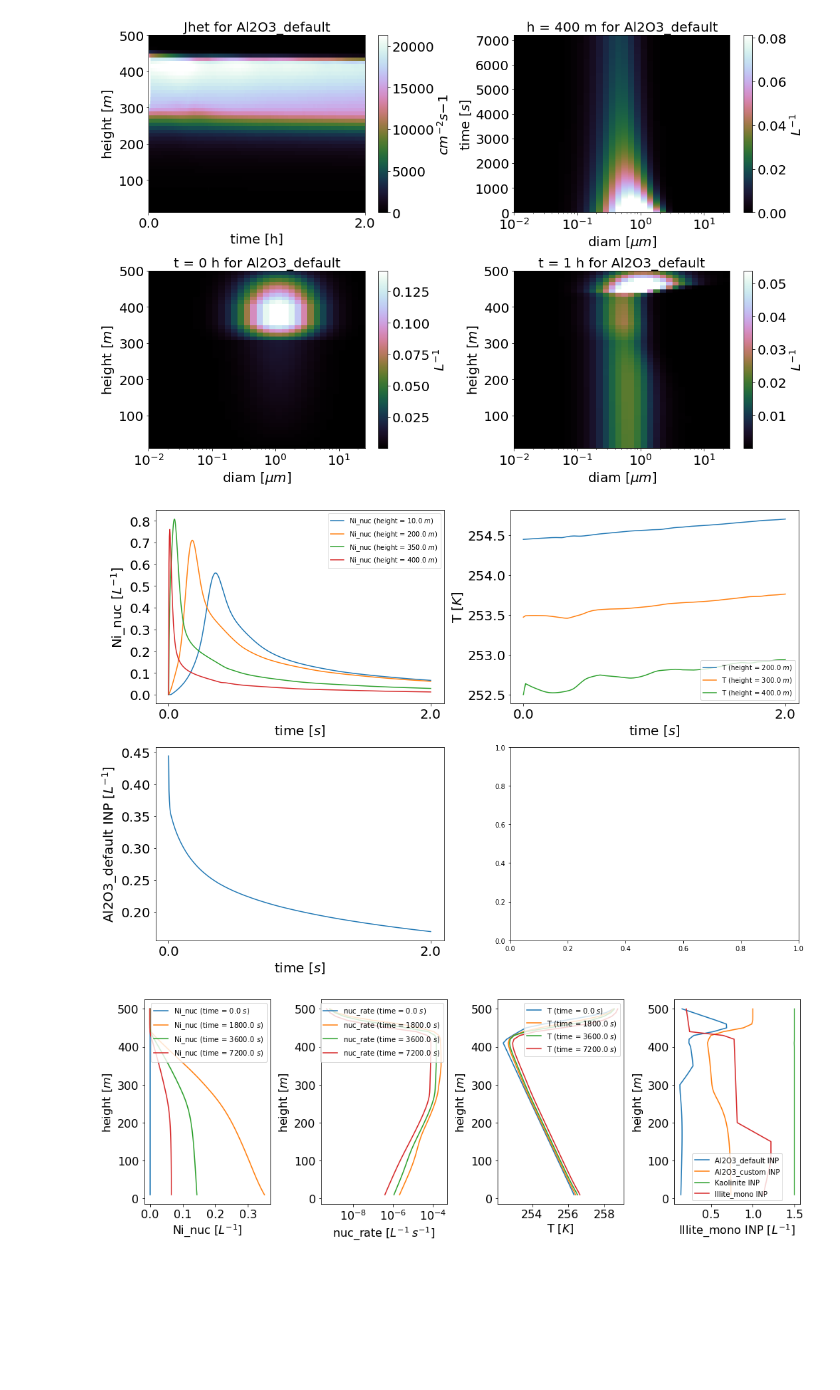
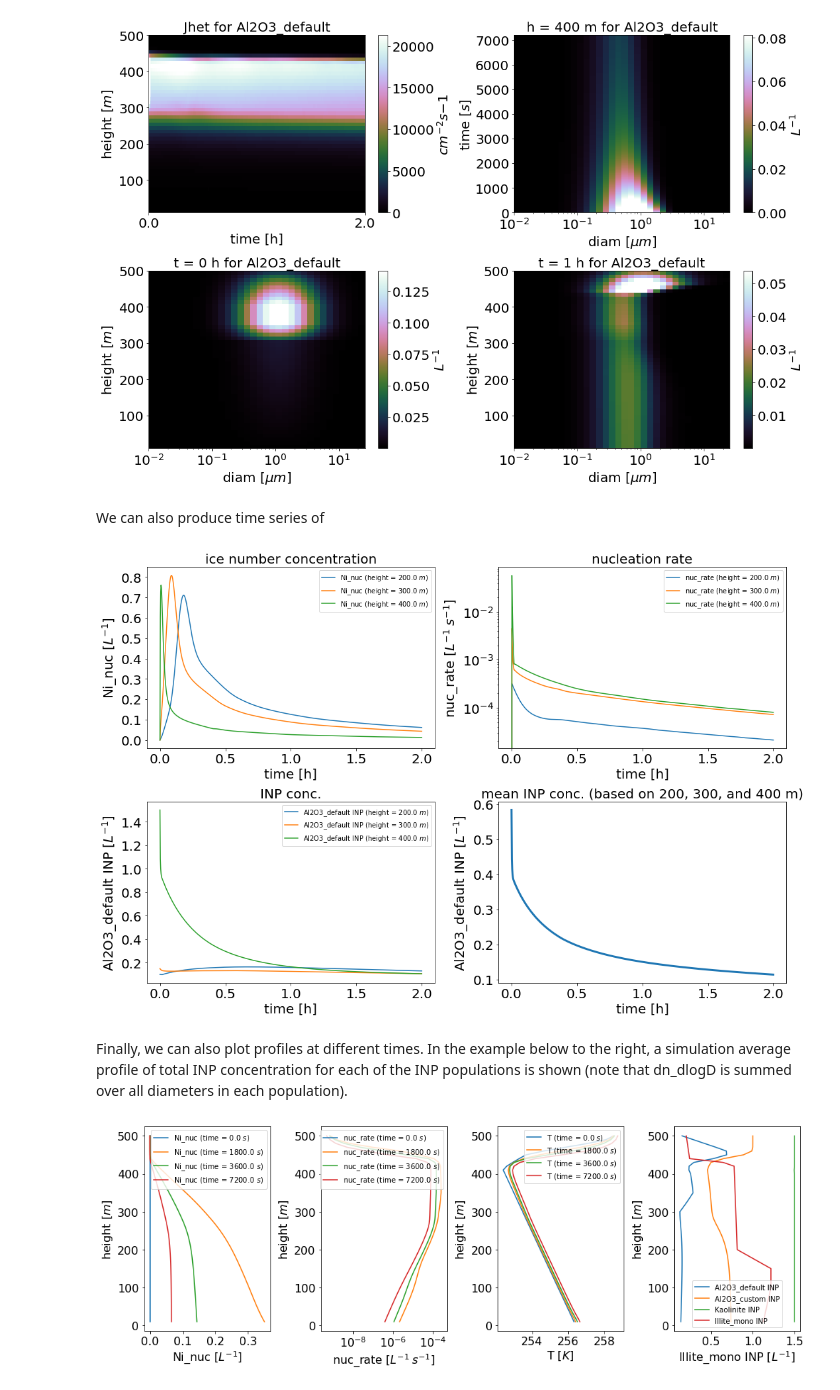
Before and after one commit to open-atmos/AC-1D, a Jupyter notebook: Example.ipynb, the cells around one changed output. Cells and saved outputs as stored; diff of their text form; code cells hidden in the pictures; blank space fills up the shorter version.

```diff
--- a/Example.ipynb
+++ b/Example.ipynb
@@ -83,14 +161,14 @@ model = ci_model(final_t=3600*2,                               # 1D model simula
                                    "diam_min": 0.05,
                                    "m_ratio": 1.5},
                             "nucleus_type": "Kaolinite"},
-                           {"name": "Al2O3_default",            # INP population #4 properties
+                           {"name": "Al2O3_default",            # INP population #3 properties
                             "n_init_max": 1.5,
                             "psd": {"type": "default"},
                             "nucleus_type": "Al2O3",
                             "n_init_weight_prof":
                             {"height": np.array([0, 300, 350, 400, 500]),
-                            "weight": np.array([0., 0.1, 1.4, 1.0, 0.1])}},
-                           {"name": "Al2O3_custom",            # INP population #3 properties
+                            "weight": np.array([0., 0.1, 1.0, 1.0, 0.1])}},
+                           {"name": "Al2O3_custom",            # INP population #4 properties
                             "n_init_max": 1,
                             "psd": {"type": "custom",
                                    "diam": [0.1, 0.3, 1., 2., 10.],
@@ -136,15 +216,21 @@ ax[1,0], cb["sub2"] = model.plot.curtain(model, ax=ax[1,0], which_inp="Al2O3_def
 ax[1,1], cb["sub3"] = model.plot.curtain(model, ax=ax[1,1], which_inp="Al2O3_default", font_size=20, x="diam", inp_z=3600.,xscale="log", title="t = 1 h for Al2O3_default")
 # %% [output]
 [figure]
+# %% [markdown]
+We can also produce time series of
 # %%
 cb = {}
-xticks = np.linspace(0, 2, 2)
+xticks = np.linspace(0, 2, 5)
+Height=[200., 300., 400.]
 fig, ax = model.plot.generate_figure(subplot_shape=(2,2))
-ax[0,0] = model.plot.tseries(model, ax=ax[0,0], font_size=20, field_to_plot="Ni_nuc", xtick=xticks*3600, xticklabel=xticks, Height=[0., 200., 350., 400.], Height_dim_treat=None)
-ax[0,1] = model.plot.tseries(model, ax=ax[0,1], font_size=20, field_to_plot="T", Height=[200., 300., 400.], xtick=xticks*3600, xticklabel=xticks, Height_dim_treat=None)
-ax[1,0] = model.plot.tseries(model, ax=ax[1,0], which_inp="Al2O3_default", font_size=20, xtick=xticks*3600, xticklabel=xticks)
+ax[0,0] = model.plot.tseries(model, ax=ax[0,0], font_size=20, field_to_plot="Ni_nuc", Height=Height, xlabel="time [h]", xtick=xticks*3600, xticklabel=xticks, Height_dim_treat=None, title="ice number concentration")
+ax[0,1] = model.plot.tseries(model, ax=ax[0,1], font_size=20, field_to_plot="nuc_rate", Height=Height, xlabel="time [h]", xtick=xticks*3600, xticklabel=xticks, yscale="log", Height_dim_treat=None, title="nucleation rate")
+ax[1,0] = model.plot.tseries(model, ax=ax[1,0], which_inp="Al2O3_default", Height=Height, font_size=20, xlabel="time [h]", xtick=xticks*3600, xticklabel=xticks, Height_dim_treat=None, title="INP conc.")
+ax[1,1] = model.plot.tseries(model, ax=ax[1,1], which_inp="Al2O3_default", Height=Height, font_size=20, xlabel="time [h]", xtick=xticks*3600, xticklabel=xticks, linewidth=3, title="mean INP conc. (based on 200, 300, and 400 m)")
 # %% [output]
-[figure, old version]
+[figure, new version]
+# %% [markdown]
+Finally, we can also plot profiles at different times. In the example below to the right, a simulation average profile of total INP concentration for each of the INP populations is shown (note that dn_dlogD is summed over all diameters in each population).
 # %%
 cb = {}
 xticks = np.linspace(0, 2, 5)
```
Also changed, not shown: parts of 12 cells of this notebook, 34 other files.
